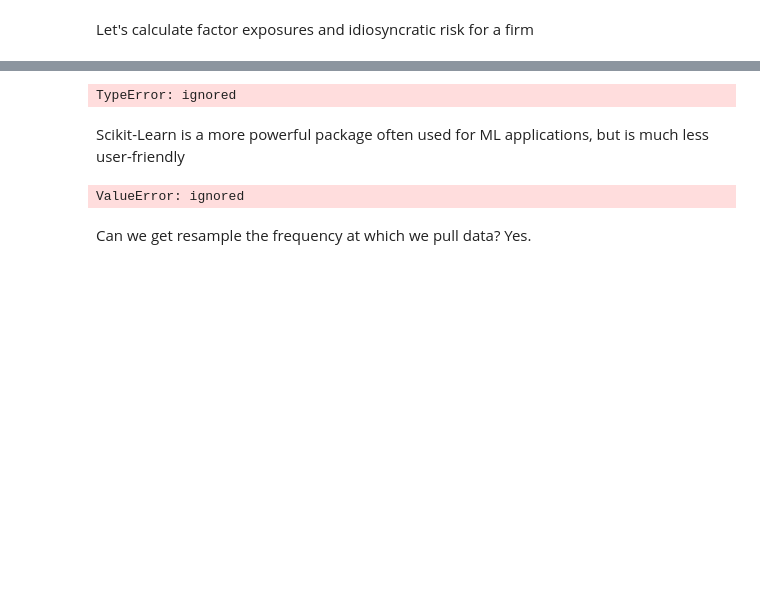
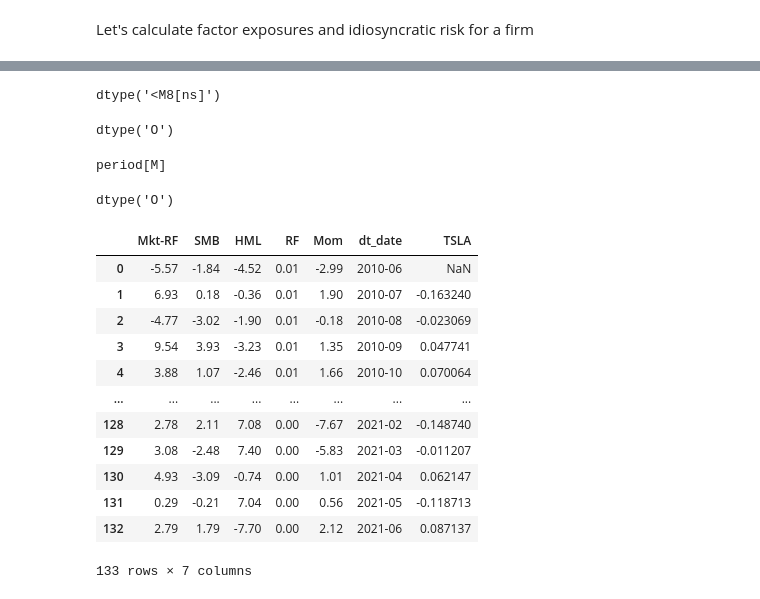
Before and after one commit to thefinancetutor/python-tutorial-colab, a Jupyter notebook: Lecture_03.ipynb, the cells around one changed output, grey strips where cells are left out. Drawn from its saved outputs; the diff is of its cells as text; code cells hidden in the pictures; blank space fills up the shorter version.

```diff
--- a/Lecture_03.ipynb
+++ b/Lecture_03.ipynb
@@ -268,8 +269,7 @@ df_ffac_merged
 # %% [markdown]
 Let's calculate factor exposures and idiosyncratic risk for a firm
 # %%
-tsla_data = pdr.get_data_yahoo('TSLA', start=start, end=end)['Adj Close'].resample('M').ffill()
+tsla_data = pdr.get_data_yahoo('TSLA', start=start, end=end)['Adj Close'].resample('M').ffill().pct_change()
 tsla_df=tsla_data.to_frame()
-tsla_df
 # %% [output]
 [*********************100%***********************]  1 of 1 completed
@@ -292,15 +294,38 @@ tsla_df.rename('Adj_Close':)
+# %%
+tsla_df.index.dtype
+# %% [output]
+dtype('<M8[ns]')
+# %%
+tsla_df['str_date'] = tsla_df.index.astype(str)
+tsla_df['dt_date'] = pd.to_datetime(tsla_df['str_date']).dt.strftime('%Y-%m')
+tsla_df.dt_date.dtype
+# %% [output]
+dtype('O')
+# %%
+df_ffac_merged.index.dtype
+# %% [output]
+period[M]
+# %%
+df_ffac_merged['str_date'] = df_ffac_merged.index.astype(str)
+df_ffac_merged['dt_date'] = pd.to_datetime(df_ffac_merged['str_date']).dt.strftime('%Y-%m')
+df_ffac_merged.dt_date.dtype
+# %% [output]
+dtype('O')
 # %%
-df_tsla_ffac_merged = pd.merge(df_ffac_merged,tsla_data,how="inner",on='Date',sort=True,copy=True,indicator=False,validate='one_to_one')
-df_ffac_merged
+df_tsla_ffac_merged = pd.merge(df_ffac_merged,tsla_df,how="inner",on='dt_date',sort=True,copy=True,indicator=False,validate='one_to_one')
+df_tsla_ffac_merged.drop(columns=['str_date_x','str_date_y'],inplace=True)
+df_tsla_ffac_merged
 # %% [output]
+|  | Mkt-RF | SMB | HML | RF | Mom | dt_date | TSLA |
+| 0 | -5.57 | -1.84 | -4.52 | 0.01 | -2.99 | 2010-06 | NaN |
+| 1 | 6.93 | 0.18 | -0.36 | 0.01 | 1.90 | 2010-07 | -0.163240 |
+| 2 | -4.77 | -3.02 | -1.90 | 0.01 | -0.18 | 2010-08 | -0.023069 |
+| 3 | 9.54 | 3.93 | -3.23 | 0.01 | 1.35 | 2010-09 | 0.047741 |
+| 4 | 3.88 | 1.07 | -2.46 | 0.01 | 1.66 | 2010-10 | 0.070064 |
+| ... | ... | ... | ... | ... | ... | ... | ... |
+| 128 | 2.78 | 2.11 | 7.08 | 0.00 | -7.67 | 2021-02 | -0.148740 |
+| 129 | 3.08 | -2.48 | 7.40 | 0.00 | -5.83 | 2021-03 | -0.011207 |
+| 130 | 4.93 | -3.09 | -0.74 | 0.00 | 1.01 | 2021-04 | 0.062147 |
+| 131 | 0.29 | -0.21 | 7.04 | 0.00 | 0.56 | 2021-05 | -0.118713 |
+| 132 | 2.79 | 1.79 | -7.70 | 0.00 | 2.12 | 2021-06 | 0.087137 |
-TypeError: ignored
+133 rows × 7 columns
-# %% [markdown]
-Scikit-Learn is a more powerful package often used for ML applications, but is much less user-friendly
-# %%
-from sklearn.linear_model import LinearRegression
-reg = LinearRegression().fit(ret_df['SPY'],ret_df['AAPL'])
-#reg = LinearRegression().fit(ret_df['SPY'].to_numpy().reshape(-1, 1),ret_df['AAPL'].to_numpy().reshape(-1, 1))
-# %% [output]
-ValueError: ignored
-# %% [markdown]
-Can we get resample the frequency at which we pull data? Yes.
```
Also changed, not shown: parts of 19 cells of this notebook.
